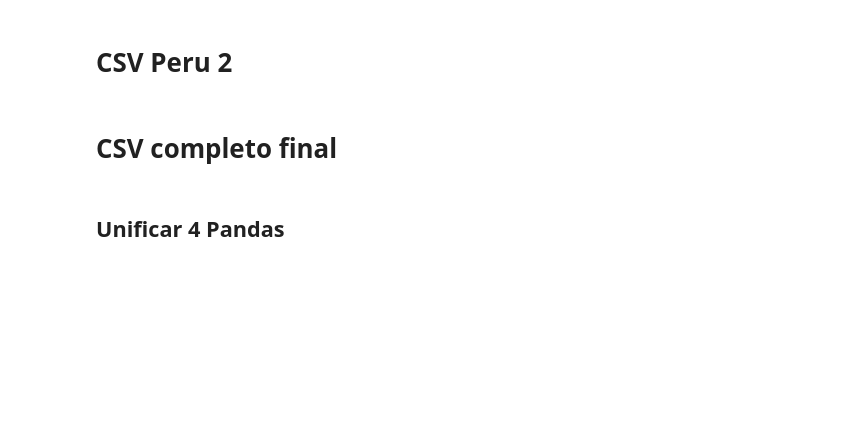
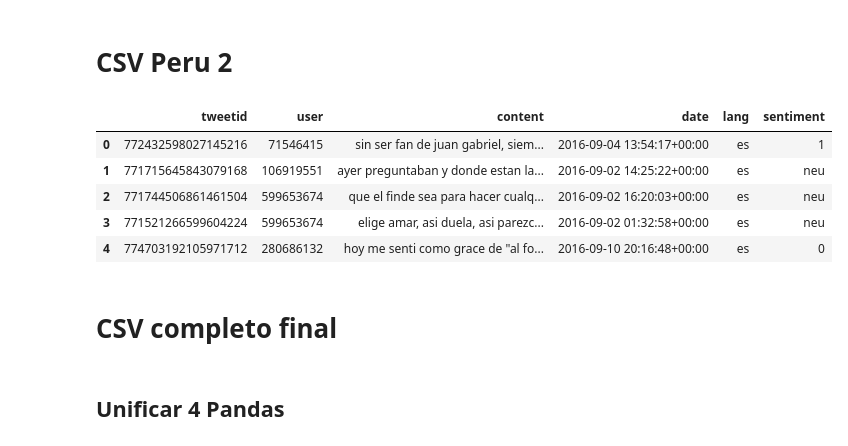
Before and after one commit to alexmendezsomoza/Proyecto-Final, a Jupyter notebook: proyecto_final/TEST Pandas NLP - Twitter.ipynb, the cells around one changed output. Drawn from its saved outputs; the diff is of its cells as text; code cells hidden in the pictures; blank space fills up the shorter version.

```diff
--- a/proyecto_final/TEST Pandas NLP - Twitter.ipynb
+++ b/proyecto_final/TEST Pandas NLP - Twitter.ipynb
@@ -371,3 +550,14 @@ xml_file.close()
+# %%
+#tomar los datos del archivo creado en un dataframe
+peru2 = pd.read_json('intertass-PE-train-tagged-sintilde.json')
+peru2.head()
+# %% [output]
+|  | tweetid | user | content | date | lang | sentiment |
+| 0 | 772432598027145216 | 71546415 | sin ser fan de juan gabriel, siem... | 2016-09-04 13:54:17+00:00 | es | 1 |
+| 1 | 771715645843079168 | 106919551 | ayer preguntaban y donde estan la... | 2016-09-02 14:25:22+00:00 | es | neu |
+| 2 | 771744506861461504 | 599653674 | que el finde sea para hacer cualq... | 2016-09-02 16:20:03+00:00 | es | neu |
+| 3 | 771521266599604224 | 599653674 | elige amar, asi duela, asi parezc... | 2016-09-02 01:32:58+00:00 | es | neu |
+| 4 | 774703192105971712 | 280686132 | hoy me senti como grace de "al fo... | 2016-09-10 20:16:48+00:00 | es | 0 |
 # %% [markdown]
 # CSV completo final
 # %% [markdown]
```
Also changed, not shown: parts of 18 cells of this notebook, 11 other files.
